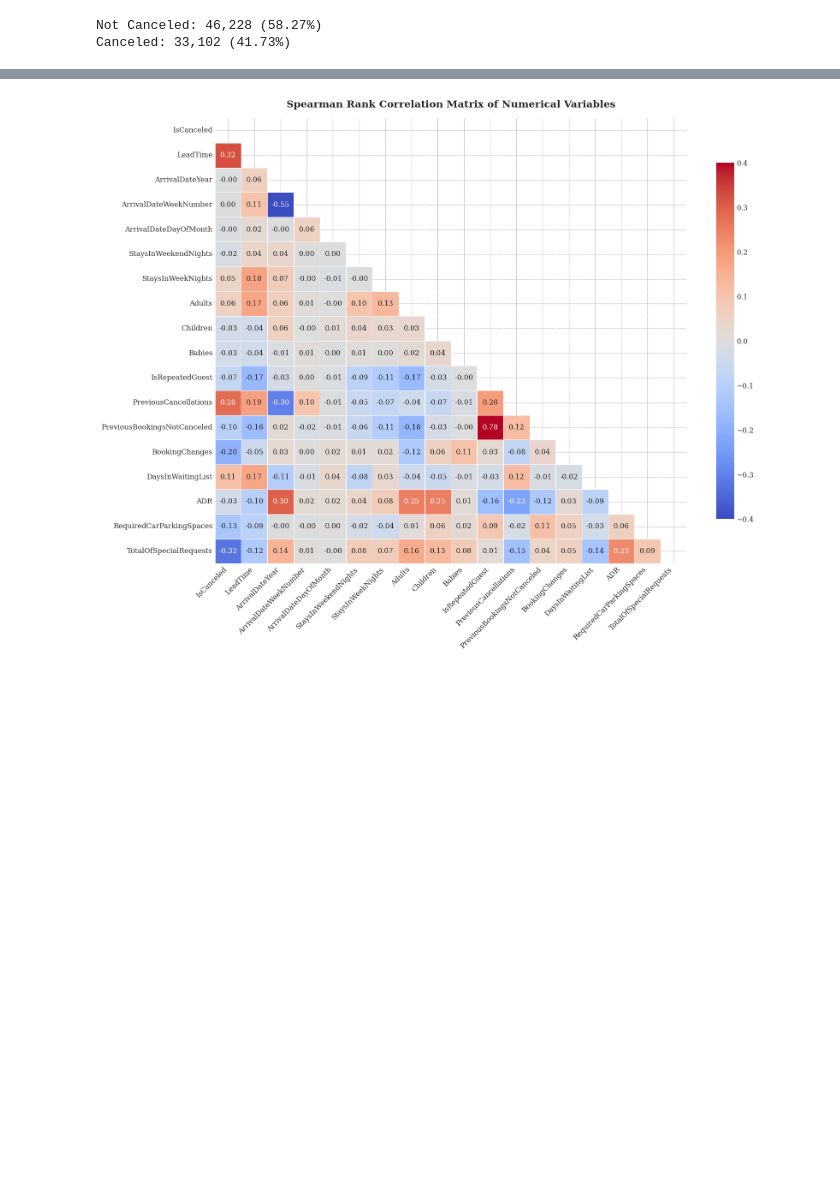
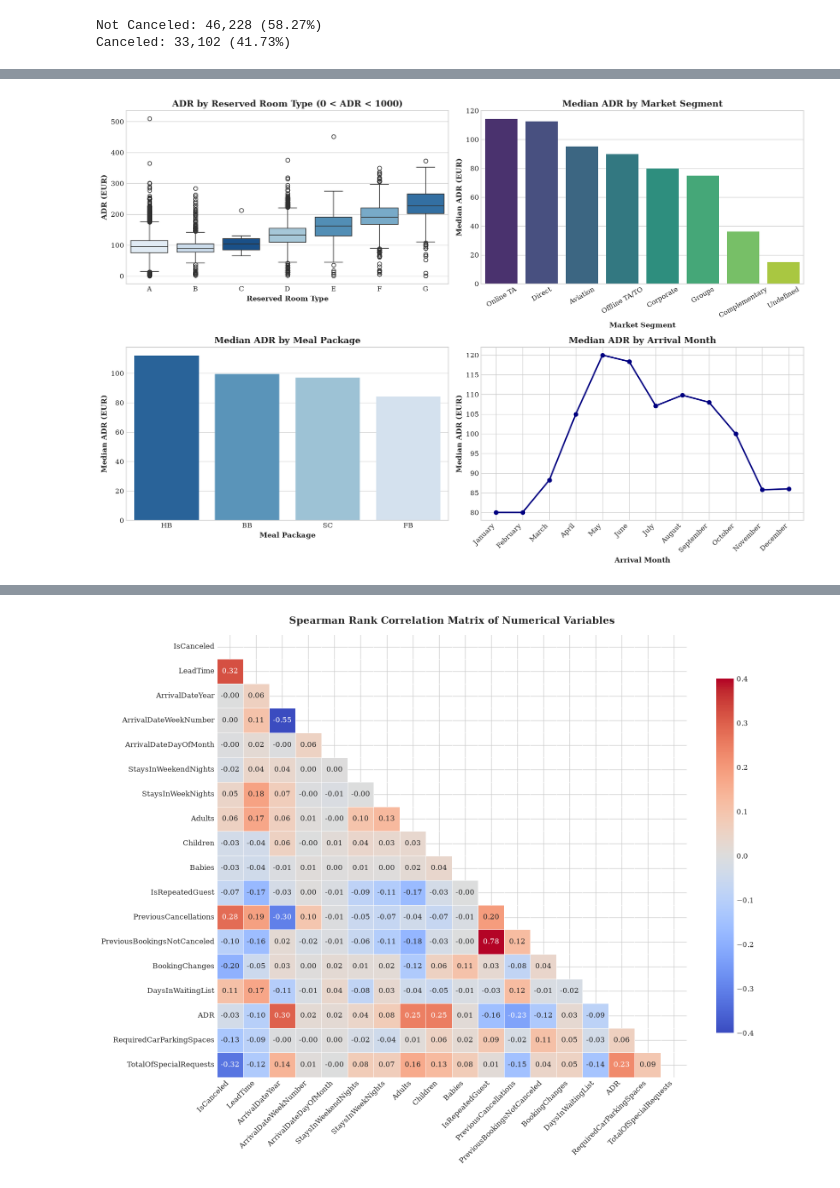
Before and after one commit to Auipp/Machine-Learning-F26, a Jupyter notebook: notebooks/milestone1_EDA.ipynb, the cells around one changed output, grey strips where cells are left out. Saved outputs shown, nothing was run; the diff lists cells and outputs as text; code cells hidden in the pictures; blank space fills up the shorter version.

```diff
--- a/notebooks/milestone1_EDA.ipynb
+++ b/notebooks/milestone1_EDA.ipynb
@@ -242,0 +286,36 @@ Zero-Rate Bookings (ADR == 0): 1,208 (1.52%)
+# %%
+df_adr_clean = df[(df['ADR'] > 0) & (df['ADR'] < 1000)].copy()
+
+fig, axes = plt.subplots(2, 2, figsize=(15, 10))
+
+room_order = sorted(df_adr_clean['ReservedRoomType'].unique())
+sns.boxplot(data=df_adr_clean, x='ReservedRoomType', y='ADR', order=room_order, hue='ReservedRoomType', ax=axes[0, 0], palette='Blues', legend=False)
+axes[0, 0].set_title('ADR by Reserved Room Type (0 < ADR < 1000)')
+axes[0, 0].set_xlabel('Reserved Room Type')
+axes[0, 0].set_ylabel('ADR (EUR)')
+
+seg_adr = df_adr_clean.groupby('MarketSegment')['ADR'].median().sort_values(ascending=False)
+sns.barplot(x=seg_adr.index, y=seg_adr.values, hue=seg_adr.index, ax=axes[0, 1], palette='viridis', legend=False)
+axes[0, 1].set_title('Median ADR by Market Segment')
+axes[0, 1].set_xlabel('Market Segment')
+axes[0, 1].set_ylabel('Median ADR (EUR)')
+axes[0, 1].tick_params(axis='x', rotation=30)
+
+meal_adr = df_adr_clean.groupby('Meal')['ADR'].median().sort_values(ascending=False)
+sns.barplot(x=meal_adr.index, y=meal_adr.values, hue=meal_adr.index, ax=axes[1, 0], palette='Blues_r', legend=False)
+axes[1, 0].set_title('Median ADR by Meal Package')
+axes[1, 0].set_xlabel('Meal Package')
+axes[1, 0].set_ylabel('Median ADR (EUR)')
+
+monthly_adr = df_adr_clean.groupby('ArrivalDateMonth')['ADR'].median().reindex(month_order)
+axes[1, 1].plot(range(len(month_order)), monthly_adr.values, marker='o', color='navy', linewidth=2.2)
+axes[1, 1].set_title('Median ADR by Arrival Month')
+axes[1, 1].set_xlabel('Arrival Month')
+axes[1, 1].set_ylabel('Median ADR (EUR)')
+axes[1, 1].set_xticks(range(len(month_order)))
+axes[1, 1].set_xticklabels(month_order, rotation=45, ha='right')
+
+plt.tight_layout()
+plt.show()
+# %% [output]
+[figure, added]
```
Also changed, not shown: parts of 37 cells of this notebook.
